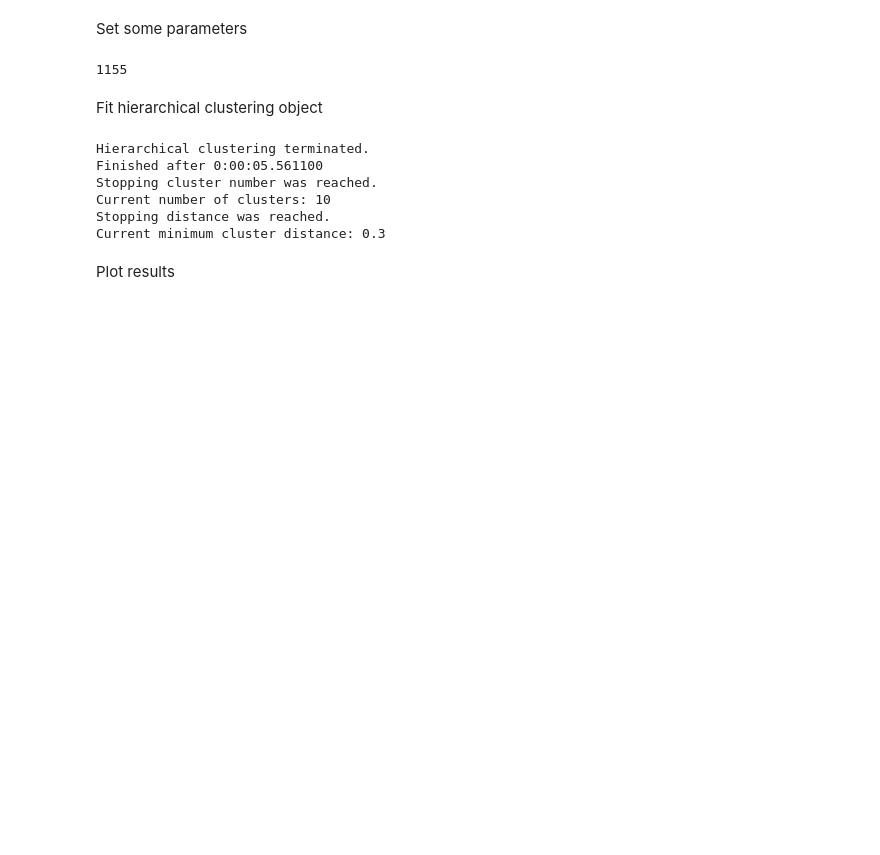
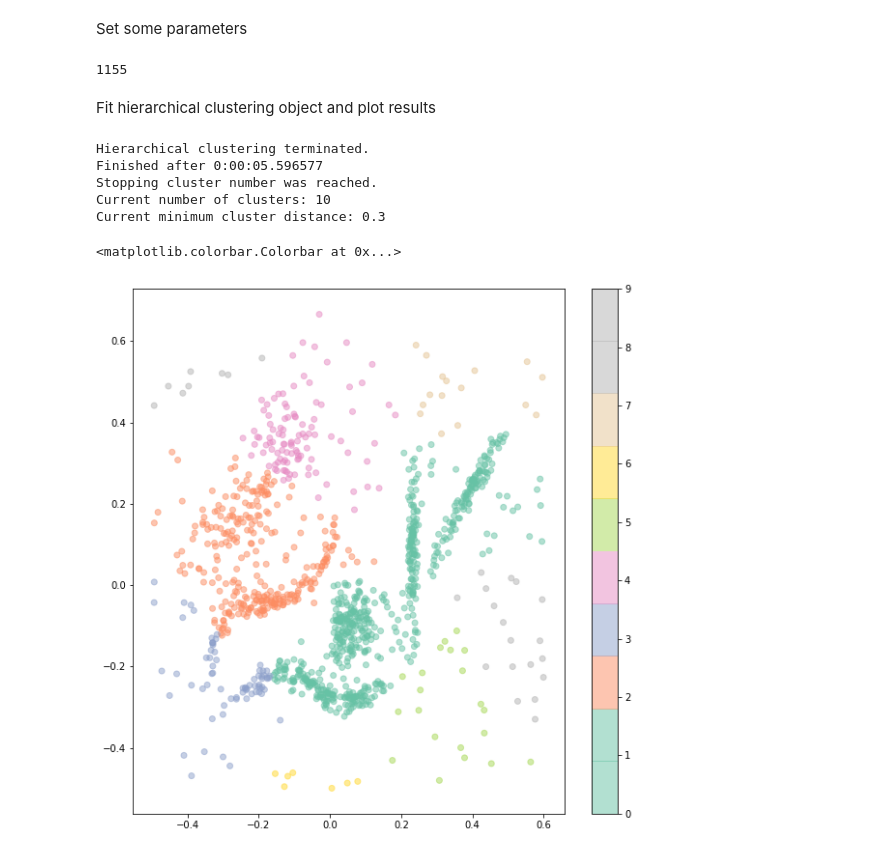
Before and after one commit to clustertoolsgroup/clustertools_project, a Jupyter notebook: even_more_examples.ipynb, the cells around one changed output. Cells and saved outputs as stored; diff of their text form; code cells hidden in the pictures; blank space fills up the shorter version.

```diff
--- a/even_more_examples.ipynb
+++ b/even_more_examples.ipynb
@@ -43,16 +46,19 @@ metric='euclidean'
 # %% [output]
 1155
 # %% [markdown]
-Fit hierarchical clustering object
+Fit hierarchical clustering object and plot results
-# %%
-hierarchical = sim.HierarchicalClustering(data, link=link, num_stop_crit=num_stop_crit, metric=metric, k=k, stop_dist=stop_dist)
-hierarchical.fit()
-# %% [output]
-Hierarchical clustering terminated.
-Finished after 0:00:05.561100
-Stopping cluster number was reached.
-Current number of clusters: 10
-Stopping distance was reached.
-Current minimum cluster distance: 0.3
-# %% [markdown]
-Plot results
+# %%
+hiercl_obj = similarity.HierarchicalClustering(data, link=link, num_stop_crit=num_stop_crit, metric=metric, k=k, stop_dist=stop_dist)
+hiercl_obj.fit()
+labels = hiercl_obj.cluster_labels
+plt.figure(figsize=(10, 10))
+plt.scatter(fuzzy[::stride,0], fuzzy[::stride,1], c=labels, cmap=plt.get_cmap('Set2', k), alpha=.5)
+plt.colorbar()
+# %% [output]
+Hierarchical clustering terminated.
+Finished after 0:00:05.596577
+Stopping cluster number was reached.
+Current number of clusters: 10
+Current minimum cluster distance: 0.3
+<matplotlib.colorbar.Colorbar at 0x...>
+[figure, added]
```
Also changed, not shown: parts of 10 cells of this notebook, 3 other files.
